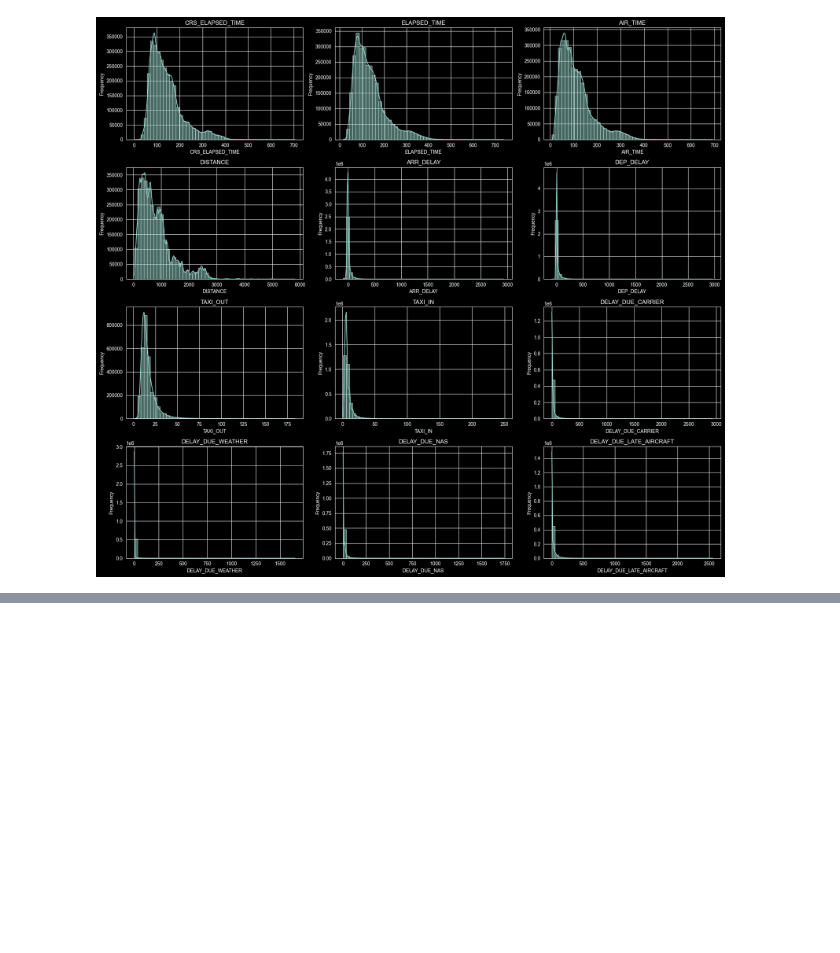
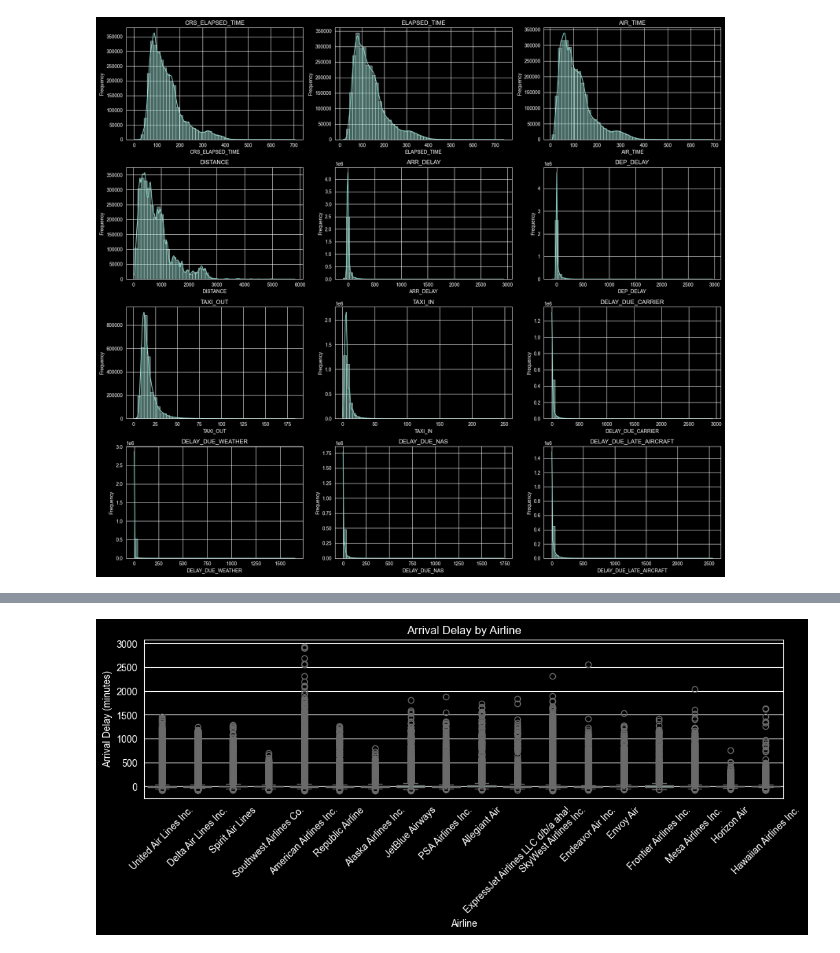
Before and after one commit to mica-1999/Data-Science, a Jupyter notebook: ProjectCodes/ProjetoCDJupyter.ipynb, the cells around one changed output, grey strips where cells are left out. Saved outputs shown, nothing was run; the diff lists cells and outputs as text; code cells hidden in the pictures; blank space fills up the shorter version.

```diff
--- a/ProjectCodes/ProjetoCDJupyter.ipynb
+++ b/ProjectCodes/ProjetoCDJupyter.ipynb
@@ -337,0 +346,11 @@ plt.show()
+# %%
+# Boxplots of ARR_DELAY by airline
+plt.figure(figsize=(12,3))
+sns.boxplot(x='AIRLINE', y='ARR_DELAY', data=df_eda)
+plt.xticks(rotation=45)
+plt.title("Arrival Delay by Airline")
+plt.xlabel("Airline")
+plt.ylabel("Arrival Delay (minutes)")
+plt.show()
+# %% [output]
+[figure, added]
```
Also changed, not shown: parts of 7 cells of this notebook, 12 other files.
